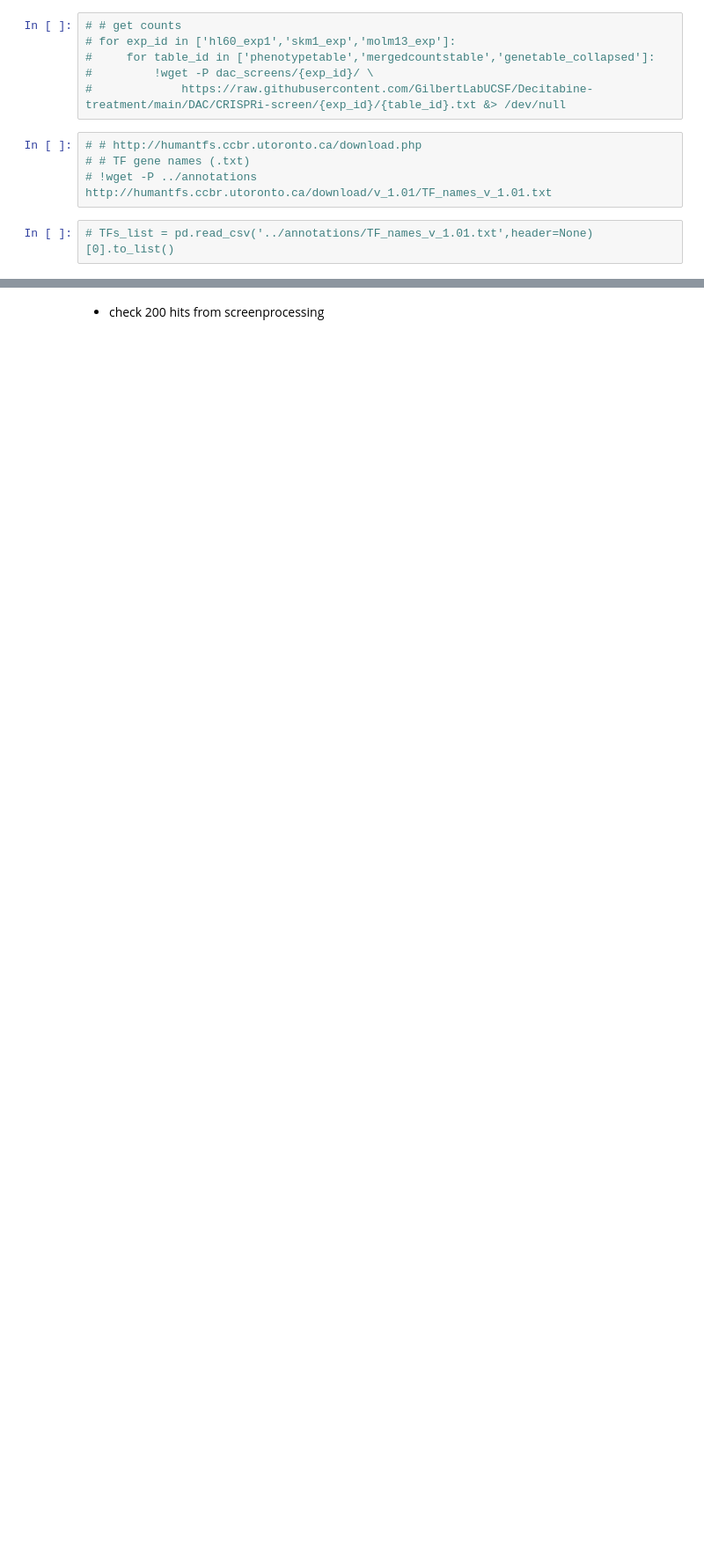
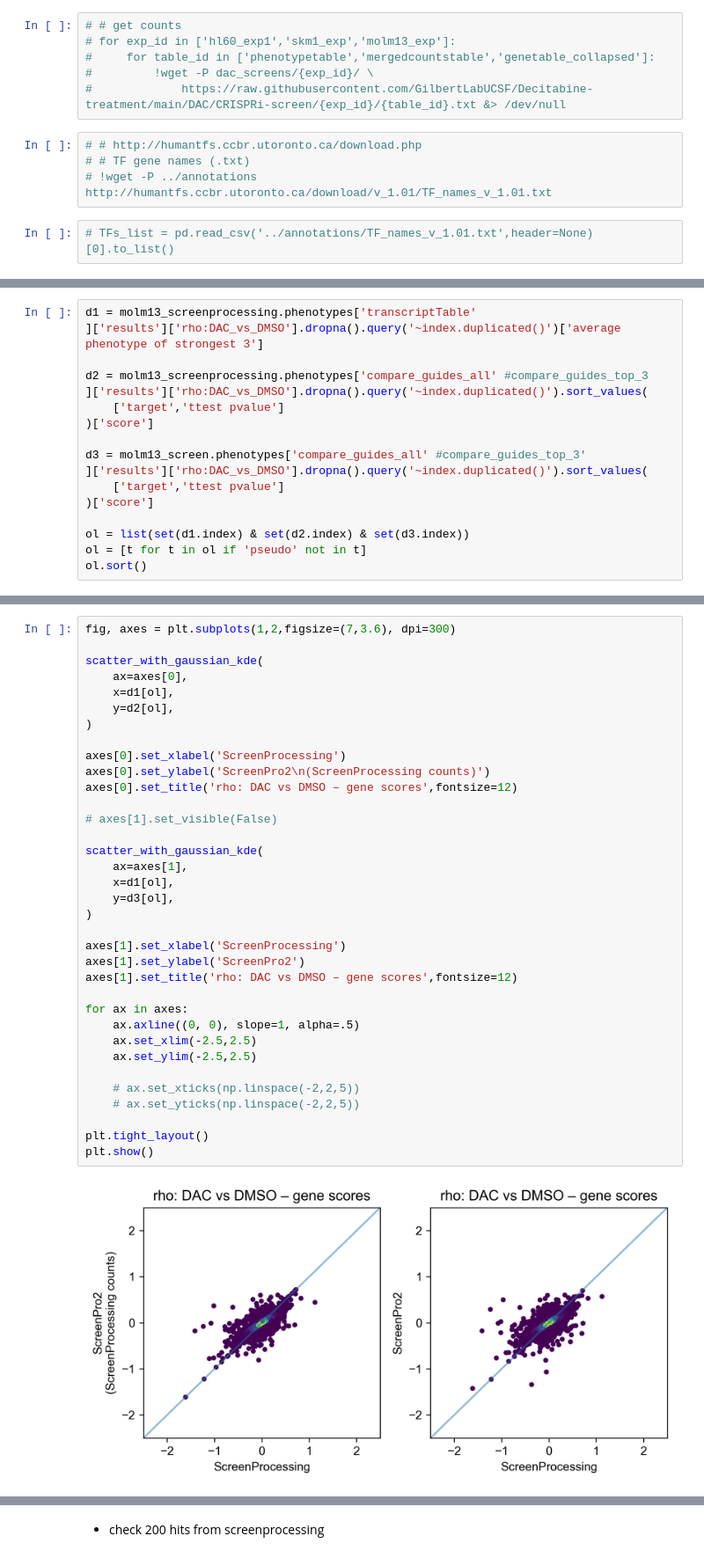
Before and after one commit to FunGI-cap/ScreenPro-Benchmarking, a Jupyter notebook: analysis/2-phenotype-calculation/DAC-AML-CRISPR-screens.ipynb, the cells around one changed output, grey strips where cells are left out. Shown at 88% size. Cells and saved outputs as stored; diff of their text form; blank space fills up the shorter version.

```diff
--- a/analysis/2-phenotype-calculation/DAC-AML-CRISPR-screens.ipynb
+++ b/analysis/2-phenotype-calculation/DAC-AML-CRISPR-screens.ipynb
@@ -297,0 +545,17 @@ rho_screenpro2 = scp.utils.ann_score_df(
+# %%
+d1 = molm13_screenprocessing.phenotypes['transcriptTable'
+]['results']['rho:DAC_vs_DMSO'].dropna().query('~index.duplicated()')['average phenotype of strongest 3']
+
+d2 = molm13_screenprocessing.phenotypes['compare_guides_all' #compare_guides_top_3
+]['results']['rho:DAC_vs_DMSO'].dropna().query('~index.duplicated()').sort_values(
+    ['target','ttest pvalue']
+)['score']
+
+d3 = molm13_screen.phenotypes['compare_guides_all' #compare_guides_top_3'
+]['results']['rho:DAC_vs_DMSO'].dropna().query('~index.duplicated()').sort_values(
+    ['target','ttest pvalue']
+)['score']
+
+ol = list(set(d1.index) & set(d2.index) & set(d3.index))
+ol = [t for t in ol if 'pseudo' not in t]
+ol.sort()
@@ -297,0 +568,37 @@ rho_screenpro2 = scp.utils.ann_score_df(
+# %%
+fig, axes = plt.subplots(1,2,figsize=(7,3.6), dpi=300)
+
+scatter_with_gaussian_kde(
+    ax=axes[0],
+    x=d1[ol],
+    y=d2[ol],
+)
+
+axes[0].set_xlabel('ScreenProcessing')
+axes[0].set_ylabel('ScreenPro2\n(ScreenProcessing counts)')
+axes[0].set_title('rho: DAC vs DMSO – gene scores',fontsize=12)
+
+# axes[1].set_visible(False)
+
+scatter_with_gaussian_kde(
+    ax=axes[1],
+    x=d1[ol],
+    y=d3[ol],
+)
+
+axes[1].set_xlabel('ScreenProcessing')
+axes[1].set_ylabel('ScreenPro2')
+axes[1].set_title('rho: DAC vs DMSO – gene scores',fontsize=12)
+
+for ax in axes:
+    ax.axline((0, 0), slope=1, alpha=.5)
+    ax.set_xlim(-2.5,2.5)
+    ax.set_ylim(-2.5,2.5)
+
+    # ax.set_xticks(np.linspace(-2,2,5))
+    # ax.set_yticks(np.linspace(-2,2,5))
+
+plt.tight_layout()
+plt.show()
+# %% [output]
+[figure, added]
```
Also changed, not shown: parts of 185 cells of this notebook.
